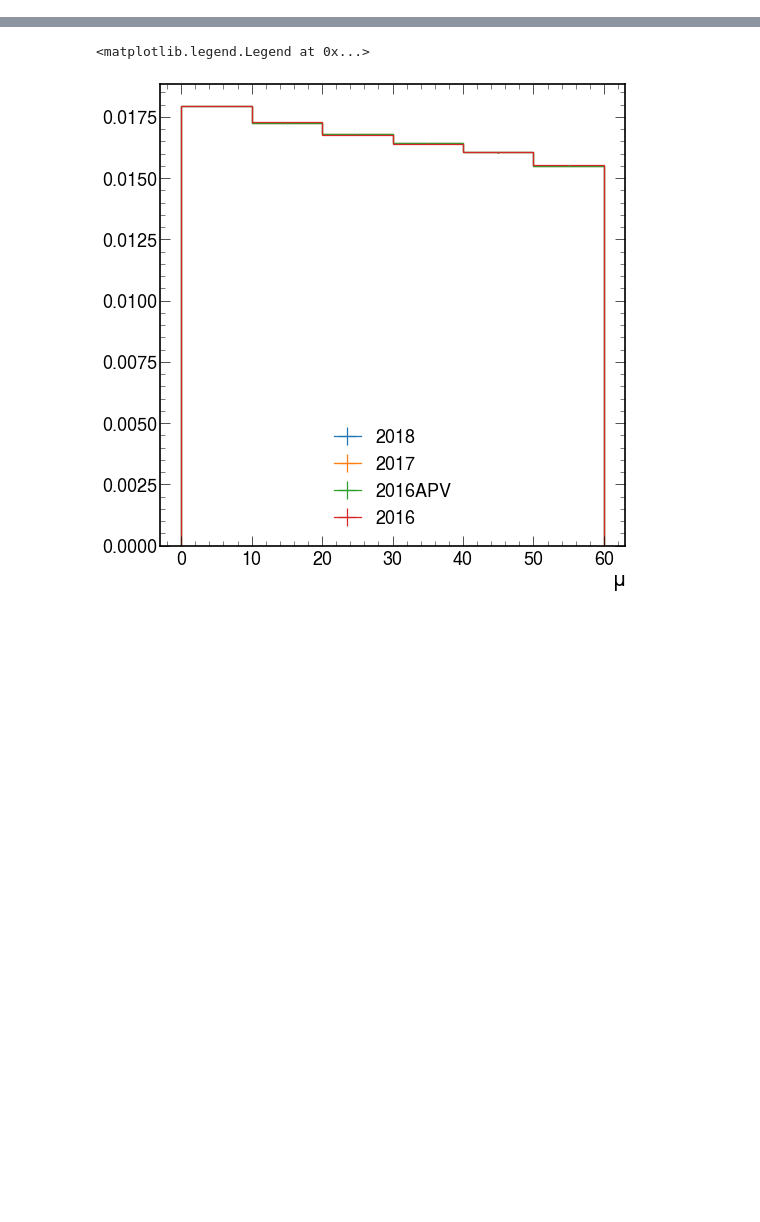
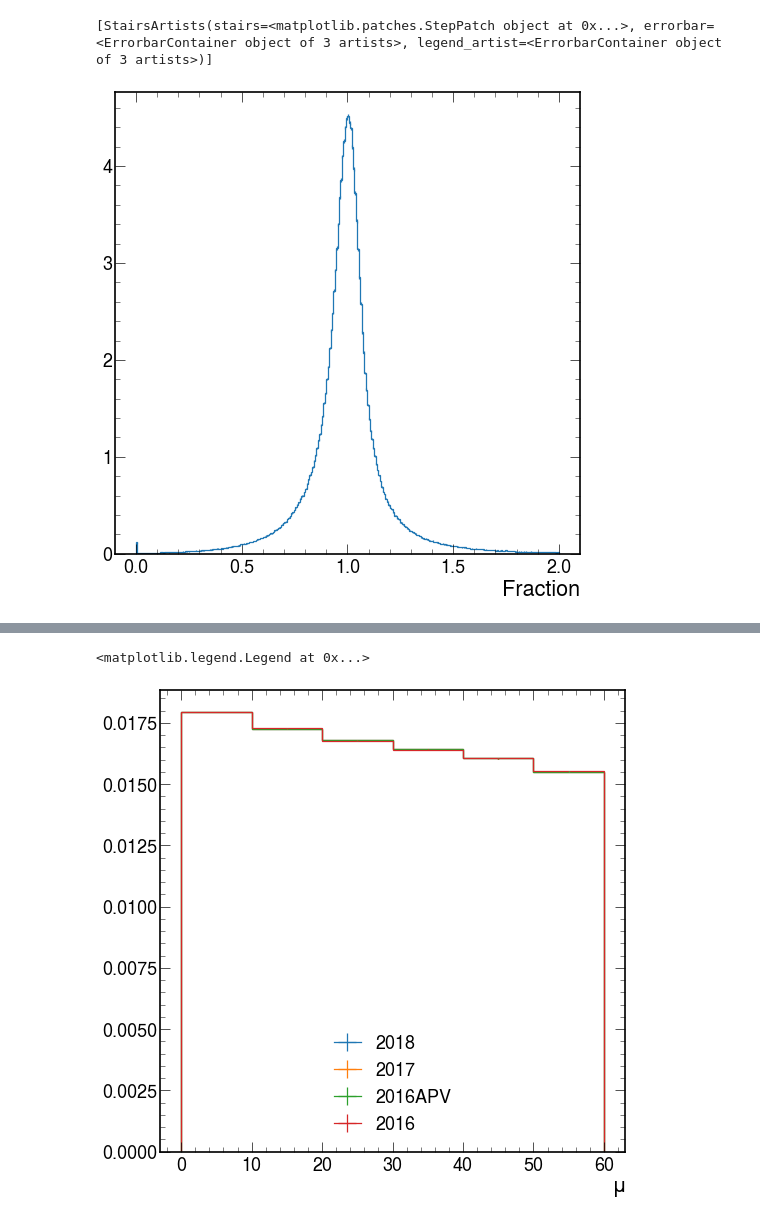
Before and after one commit to mandalaritra1/JERcoffeacasa, a Jupyter notebook: qcd_processor-v3.ipynb, the cells around one changed output, grey strips where cells are left out. Drawn from its saved outputs; the diff is of its cells as text; code cells hidden in the pictures; blank space fills up the shorter version.

```diff
--- a/qcd_processor-v3.ipynb
+++ b/qcd_processor-v3.ipynb
@@ -99,7 +97,7 @@ class QCDProcessor(processor.ProcessorABC):
         h_njet_gen = hist.Hist(dataset_axis, n_axis, storage="weight", label="Counts")  #not in use
         h_njet_reco = hist.Hist(dataset_axis, n_axis, storage="weight", label="Counts") #not in use
 
-        h_pt_reco_over_gen = hist.Hist( dataset_axis, pt_axis, frac_axis, eta_axis, rho_axis, pileup_axis, storage = "weight", label = "Counts")
+        h_pt_reco_over_gen = hist.Hist( dataset_axis, pt_axis, frac_axis, eta_axis, pileup_axis, storage = "weight", label = "Counts")
         #h_pt_reco_over_raw = hist.Hist( dataset_axis, pt_raw_axis,n_axis, frac_axis, eta_axis, pileup_axis, storage = "weight", label = "Counts")
 
 
@@ -188,14 +186,14 @@ class QCDProcessor(processor.ProcessorABC):
         n_pileup = ak.broadcast_arrays(n_pileup, recojets.pt)[0]
         rho = ak.broadcast_arrays(rho, recojets.pt)[0]
         pu_nTrueInt =   ak.broadcast_arrays(pu_nTrueInt, recojets.pt)[0]
-        puWeight = GetPUSF("2018", np.array(ak.flatten(pu_nTrueInt)))
+        puWeight = GetPUSF("2017", np.array(ak.flatten(pu_nTrueInt)))
 
         self.hists["pt_reco_over_gen"].fill( dataset = dataset, pt = ak.flatten(genjets.pt),frac = ak.flatten(ptresponse),
-                                            rho = ak.flatten(rho), eta = np.abs(ak.flatten(genjets.eta)), pileup = ak.flatten(n_pileup), weight = puWeight)
+                                            eta = np.abs(ak.flatten(genjets.eta)), pileup = ak.flatten(n_pileup), weight = puWeight)
 
         #self.hists["pt_reco_over_raw"].fill( dataset = dataset, pt_raw = ak.flatten(recojets.pt*(1 - recojets.rawFactor)), n = ak.flatten(n_reco_vtx) ,frac = ak.flatten(ptresponse_raw), eta = np.abs(ak.flatten(genjets.eta)), pileup = ak.flatten(n_pileup))
 
-        self.hists["pileup_rho"].fill(dataset = dataset, rho_fine = ak.flatten(rho), pileup_fine = ak.flatten(n_pileup), weight = puWeight)
+        #self.hists["pileup_rho"].fill(dataset = dataset, rho_fine = ak.flatten(rho), pileup_fine = ak.flatten(n_pileup), weight = puWeight)
 
         return self.hists
 
@@ -308,0 +328,5 @@ with open(fname_out, "wb") as f:
+# %%
+hists["pt_reco_over_gen"].project('dataset','frac').plot(density=True)
+# %% [output]
+[StairsArtists(stairs=<matplotlib.patches.StepPatch object at 0x...>, errorbar=<ErrorbarContainer object of 3 artists>, legend_artist=<ErrorbarContainer object of 3 artists>)]
+[figure, added]
```
Also changed, not shown: parts of 9 cells of this notebook, 12 other files.
